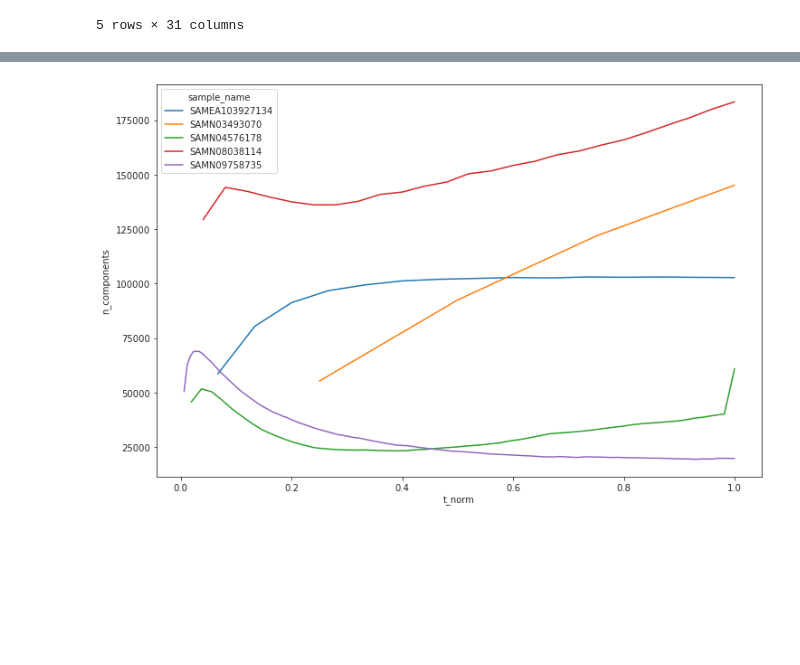
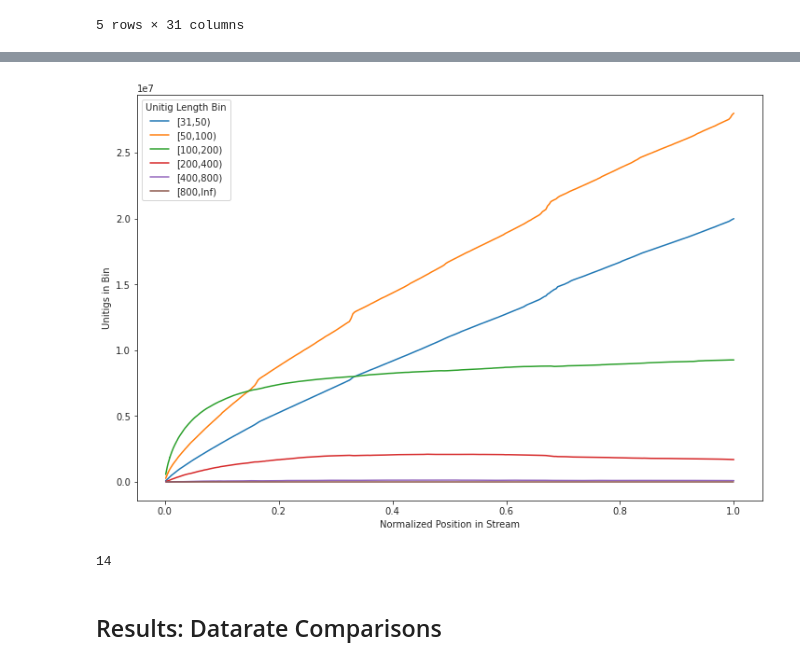
Before and after one commit to camillescott/dissertation, a Jupyter notebook: notebooks/Chapter One.ipynb, the cells around one changed output, grey strips where cells are left out. Cells and saved outputs as stored; diff of their text form; code cells hidden in the pictures; blank space fills up the shorter version.

```diff
--- a/notebooks/Chapter One.ipynb
+++ b/notebooks/Chapter One.ipynb
@@ -225,0 +323,10 @@ with sns.axes_style("ticks"), \
+# %%
+with sns.axes_style("ticks"), \
+     FigureManager(show=True, tight_layout=True, figsize=(12,8)) as (fig, ax):
+
+    sns.lineplot(data=comps_df, x='t_norm', y='n_components',  hue='sample_name', lw=1.5, ax=ax)
+    ax.legend(bbox_to_anchor=(1.05, .5), loc='center left', title='Sample Accession')
+    ax.set_title('Number of Components in cDBG')
+
+    sns.despine(fig=fig, offset=10, trim=True)
+    ax.yaxis.grid(ls='--')
@@ -225,0 +339,2 @@ with sns.axes_style("ticks"), \
+# %%
+files = sorted(glob.glob('../results/chap1/cdbg-build/*/goetia.cdbg.unitigs.bp.json'))
@@ -225,0 +357,11 @@ with sns.axes_style("ticks"), \
+# %%
+frag_df = []
+for f in files:
+    print(f)
+    try:
+        fdf = pd.read_json(f)
+        fdf['t_norm'] = fdf['t'] / fdf['t'].max()
+        frag_df.append(fdf)
+    except ValueError:
+        pass
+frag_df = pd.concat(frag_df).reset_index(drop=True)
@@ -226,7 +383,18 @@ with sns.axes_style("ticks"), \
+# %%
+frag_df = frag_df.melt(id_vars=['sample_name', 't', 't_norm'], var_name='Unitig Length Bin')
 # %%
 with sns.axes_style("ticks"), \
      FigureManager(show=True, figsize=(12,8)) as (fig, ax):
 
-    sns.lineplot(data=comps_df, x='t_norm', y='n_components', hue='sample_name', ax=ax)
+    df = frag_df.query('sample_name == "SAMEA2747216"')
+    sns.lineplot(data=df, x='t_norm', y='value',  hue='Unitig Length Bin', ax=ax)
+    ax.set_xlabel('Normalized Position in Stream')
+    ax.set_ylabel('Unitigs in Bin')
 # %% [output]
-[figure, old version]
+[figure, new version]
+# %%
+len(files)
+# %% [output]
+14
+# %% [markdown]
+## Results: Datarate Comparisons
```
Also changed, not shown: parts of 32 cells of this notebook, 7 other files.
